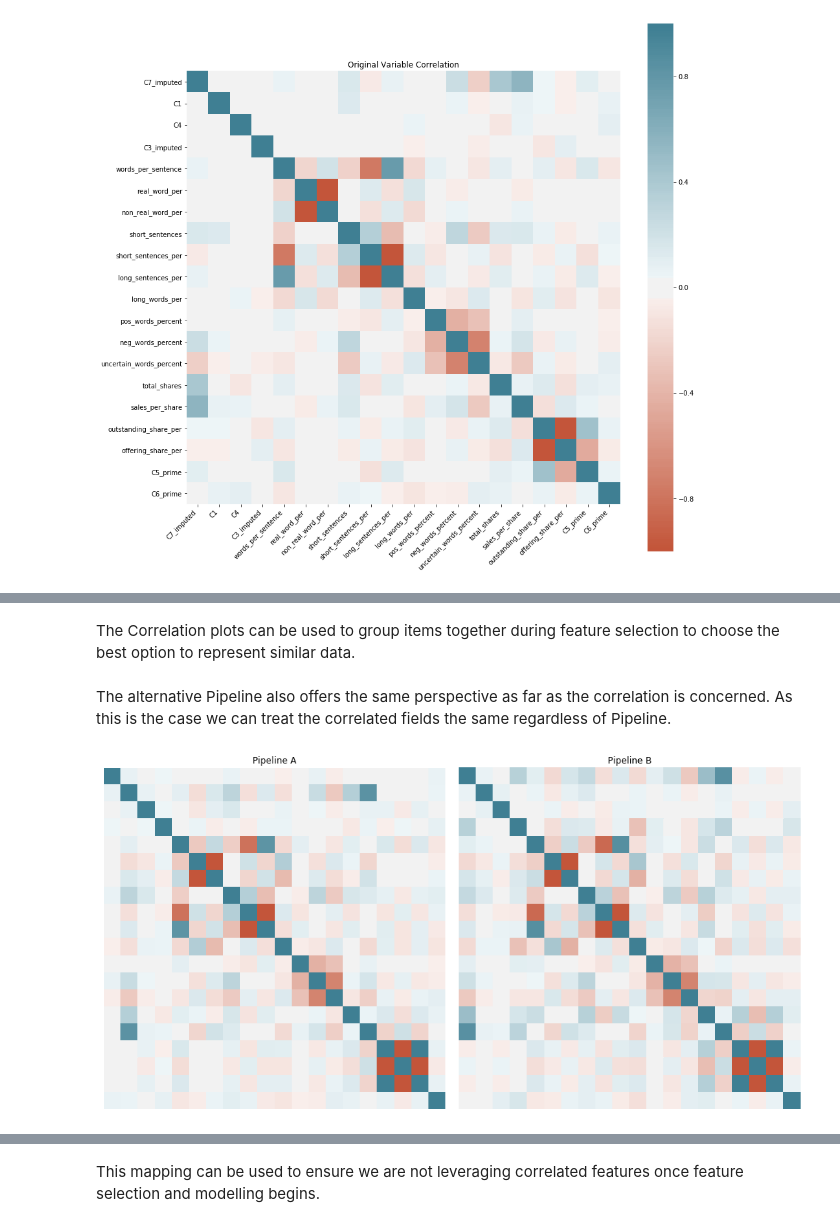
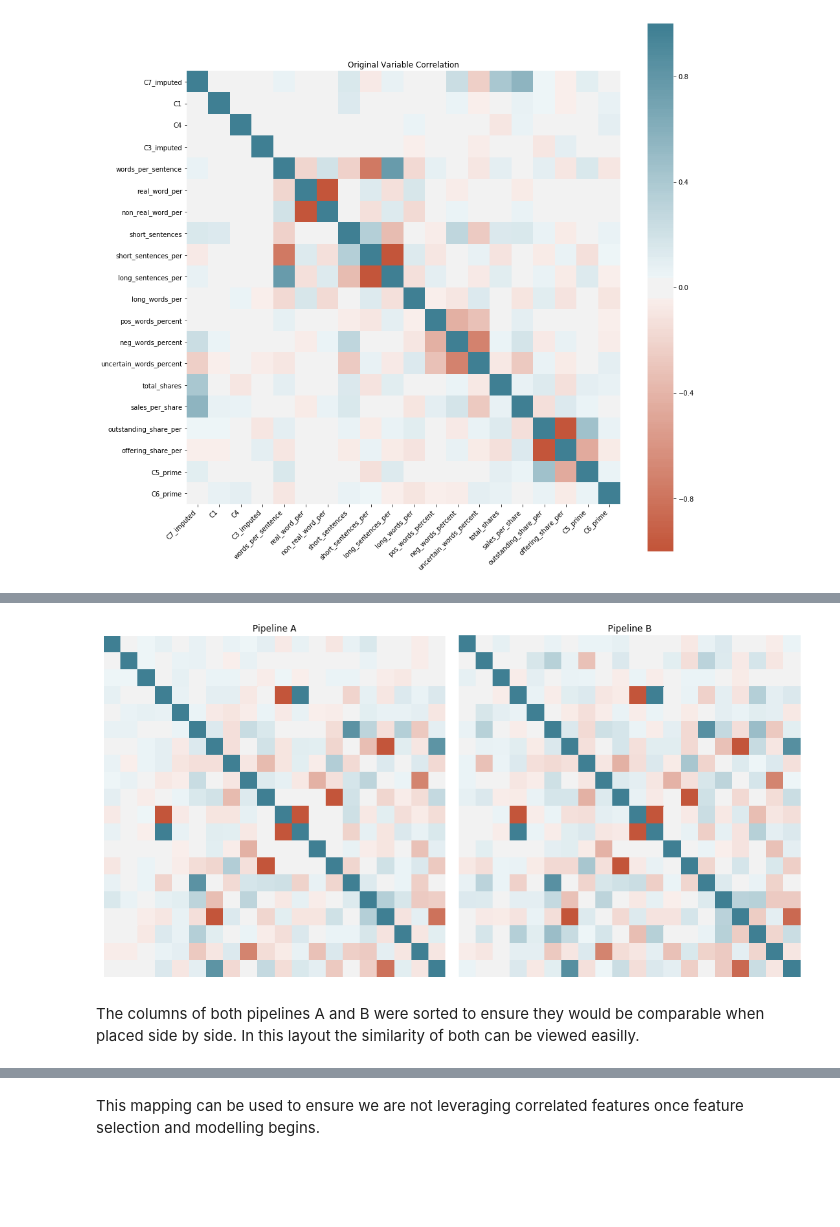
Before and after one commit to fairfield-university-ba545/project1-archana-s-team, a Jupyter notebook: project_1_submission.ipynb, the cells around one changed output, grey strips where cells are left out. Cells and saved outputs as stored; diff of their text form; code cells hidden in the pictures; blank space fills up the shorter version.

```diff
--- a/project_1_submission.ipynb
+++ b/project_1_submission.ipynb
@@ -854,2 +750,0 @@ The Normalized data can also be viewed. It appears as if the correlation remains
-# %% [markdown]
-The Correlation plots can be used to group items together during feature selection to choose the best option to represent similar data.
@@ -870,30 +751,33 @@ The Correlation plots can be used to group items together during feature selecti
-# %% [markdown]
-The alternative Pipeline also offers the same perspective as far as the correlation is concerned. As this is the case we can treat the correlated fields the same regardless of Pipeline.
 # %%
 # NOTE that the dark version of Jupyterlab won't show the titles as the default is black...
+
+corr = normalized_cont[sorted([i for i in list(normalized_cont.columns) if 'standardized' in i])].corr()
+corr_alt = normalized_alt[sorted([i for i in list(normalized_alt.columns) if 'normalized_alt' in i])].corr()
 
 fig, (ax1, ax2) = plt.subplots(1,2, sharex=True, sharey=True, figsize=(15,15))
 
 
 sns.heatmap(corr_alt,
     vmin=-1, vmax=1, center=0,
     cmap=sns.diverging_palette(20, 220, n=200),
     square=True, ax=ax1,
            cbar = False)
 sns.heatmap(corr,
     vmin=-1, vmax=1, center=0,
     cmap=sns.diverging_palette(20, 220, n=200),
     square=True, ax=ax2,
             cbar = False)
 ax1.set(yticks=[])
 ax2.set(yticks=[])
 ax1.set(xticks=[])
 ax2.set(xticks=[])
 ax1.set_title('Pipeline A')
 ax2.set_title('Pipeline B')
 fig.tight_layout(rect=[0, 0, .9, 1])
 #fig.suptitle("Title centered above all subplots", fontsize=14)
 plt.show()
 # %% [output]
-[figure, old version]
+[figure, new version]
+# %% [markdown]
+The columns of both pipelines A and B were sorted to ensure they would be comparable when placed side by side. In this layout the similarity of both can be viewed easilly.
 # %% [markdown]
```
Also changed, not shown: parts of 32 cells of this notebook, 4 other files.
